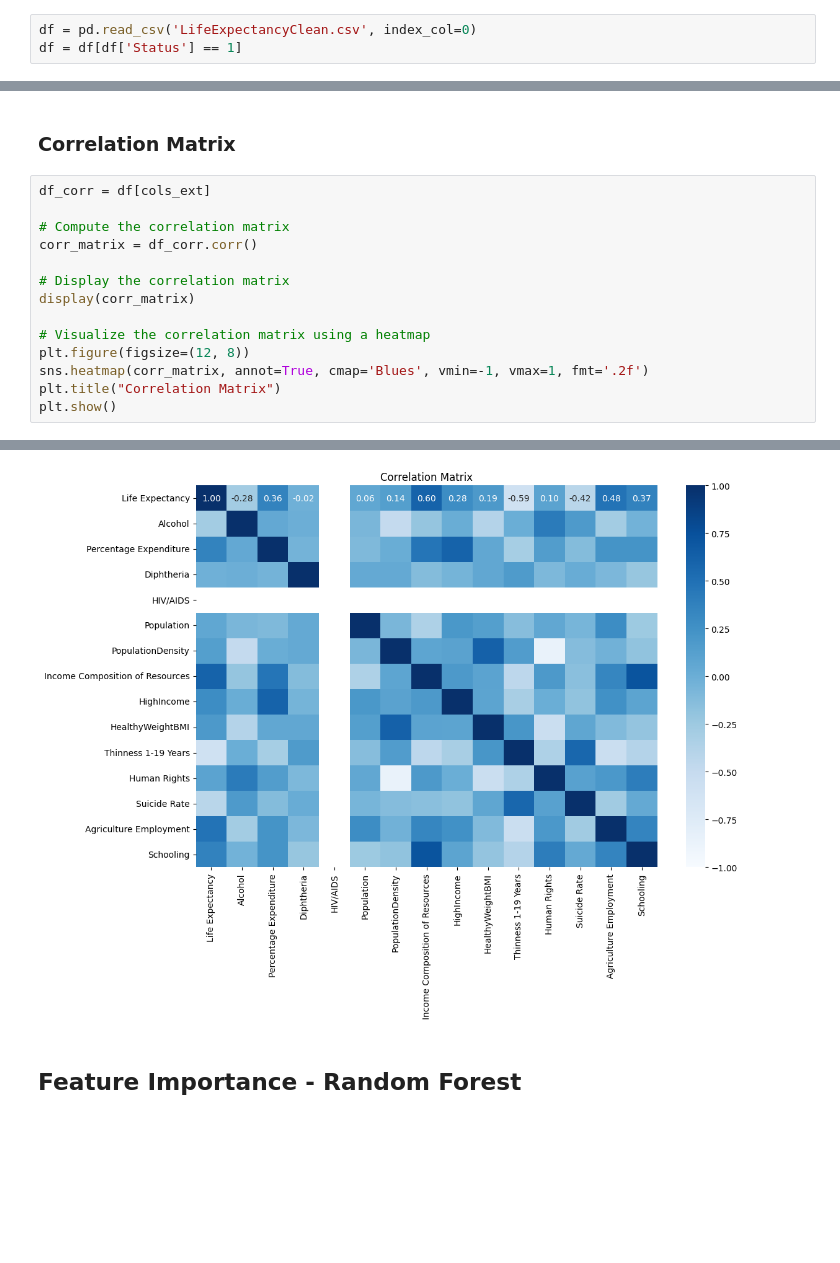
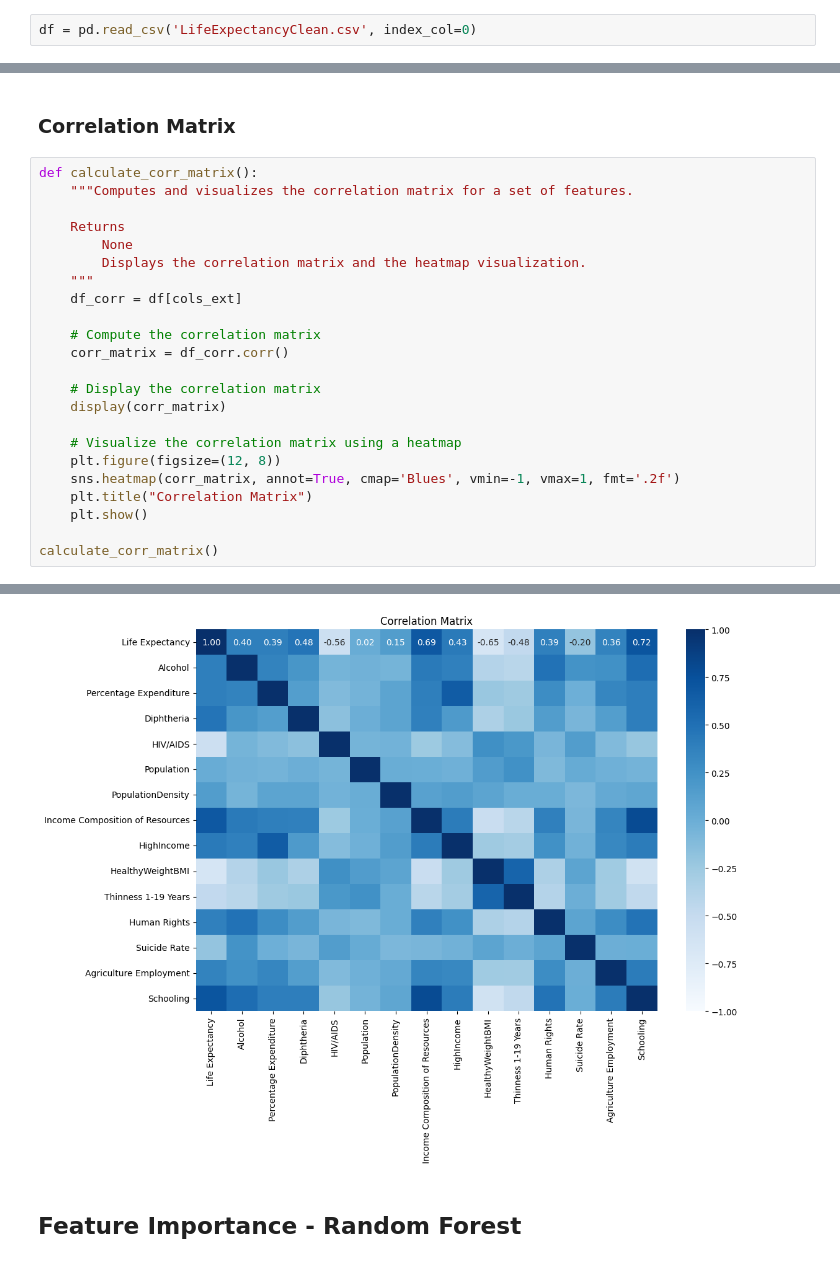
Before and after one commit to sophieharman/Volume-3-LifeExpectancyProject, a Jupyter notebook: Data Analysis/RegressionModel.ipynb, the cells around one changed output, grey strips where cells are left out. Drawn from its saved outputs; the diff is of its cells as text; blank space fills up the shorter version.

```diff
--- a/Data Analysis/RegressionModel.ipynb
+++ b/Data Analysis/RegressionModel.ipynb
@@ -16,7 +16,6 @@ from sklearn.preprocessing import StandardScaler
 from sklearn.linear_model import Ridge
 # %%
 df = pd.read_csv('LifeExpectancyClean.csv', index_col=0)
-df = df[df['Status'] == 1]
 # %%
 cols = ['Alcohol', 'Percentage Expenditure',
        'Diphtheria', 'HIV/AIDS', 'Population', 'PopulationDensity',
@@ -179,18 +215,27 @@ PC14 explains 0.00% of the variance.
 # %% [markdown]
 ### Correlation Matrix
 # %%
-df_corr = df[cols_ext]
+def calculate_corr_matrix():
+    """Computes and visualizes the correlation matrix for a set of features.
 
-# Compute the correlation matrix
-corr_matrix = df_corr.corr()
+    Returns
+        None
+        Displays the correlation matrix and the heatmap visualization.
+    """
+    df_corr = df[cols_ext]
 
-# Display the correlation matrix
-display(corr_matrix)
+    # Compute the correlation matrix
+    corr_matrix = df_corr.corr()
 
-# Visualize the correlation matrix using a heatmap
-plt.figure(figsize=(12, 8))
-sns.heatmap(corr_matrix, annot=True, cmap='Blues', vmin=-1, vmax=1, fmt='.2f')
-plt.title("Correlation Matrix")
-plt.show()
+    # Display the correlation matrix
+    display(corr_matrix)
+
+    # Visualize the correlation matrix using a heatmap
+    plt.figure(figsize=(12, 8))
+    sns.heatmap(corr_matrix, annot=True, cmap='Blues', vmin=-1, vmax=1, fmt='.2f')
+    plt.title("Correlation Matrix")
+    plt.show()
+
+calculate_corr_matrix()
 # %% [output]
 |  | Life Expectancy | Alcohol | Percentage Expenditure | Diphtheria | HIV/AIDS | Population | PopulationDensity | ... |
@@ -212,4 +257,4 @@ plt.show()
-[figure, old version]
+[figure, new version]
 # %% [markdown]
 ## Feature Importance - Random Forest
 # %%
```
Also changed, not shown: parts of 6 cells of this notebook.
